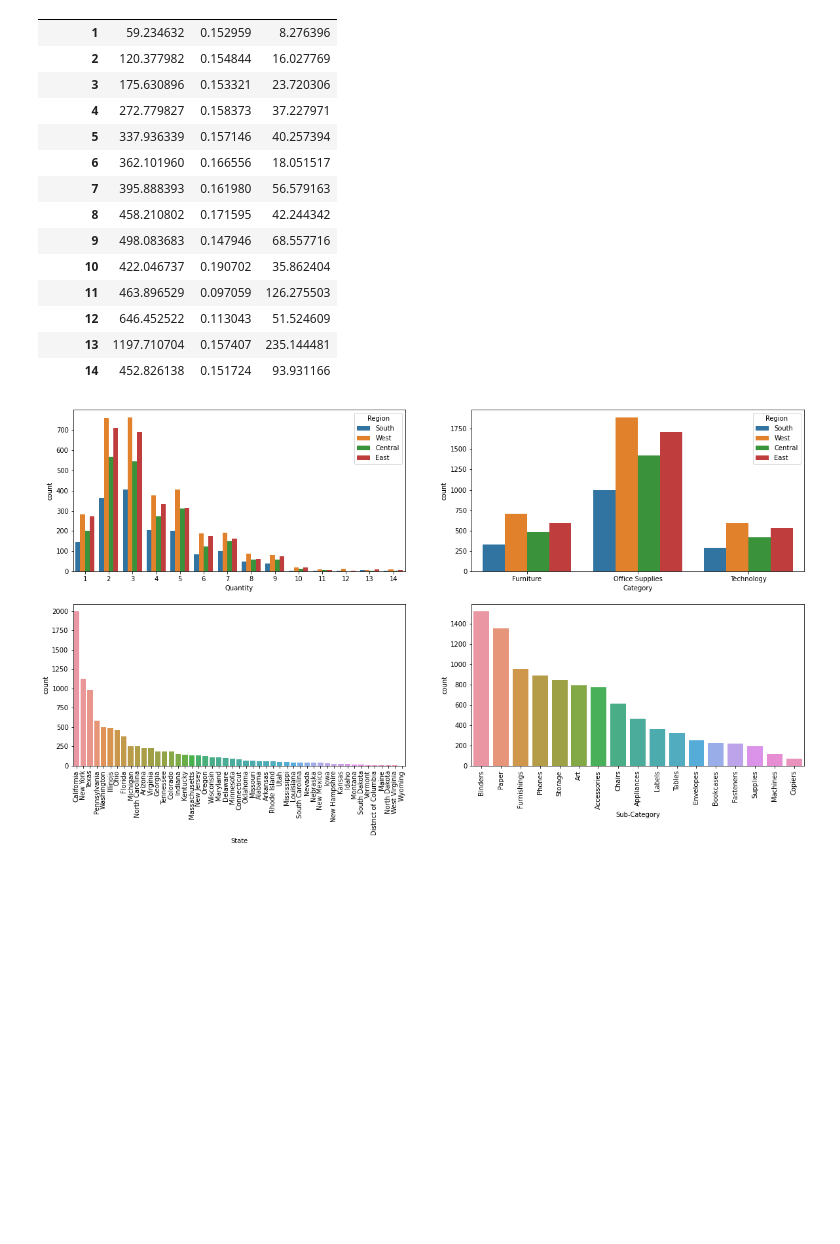
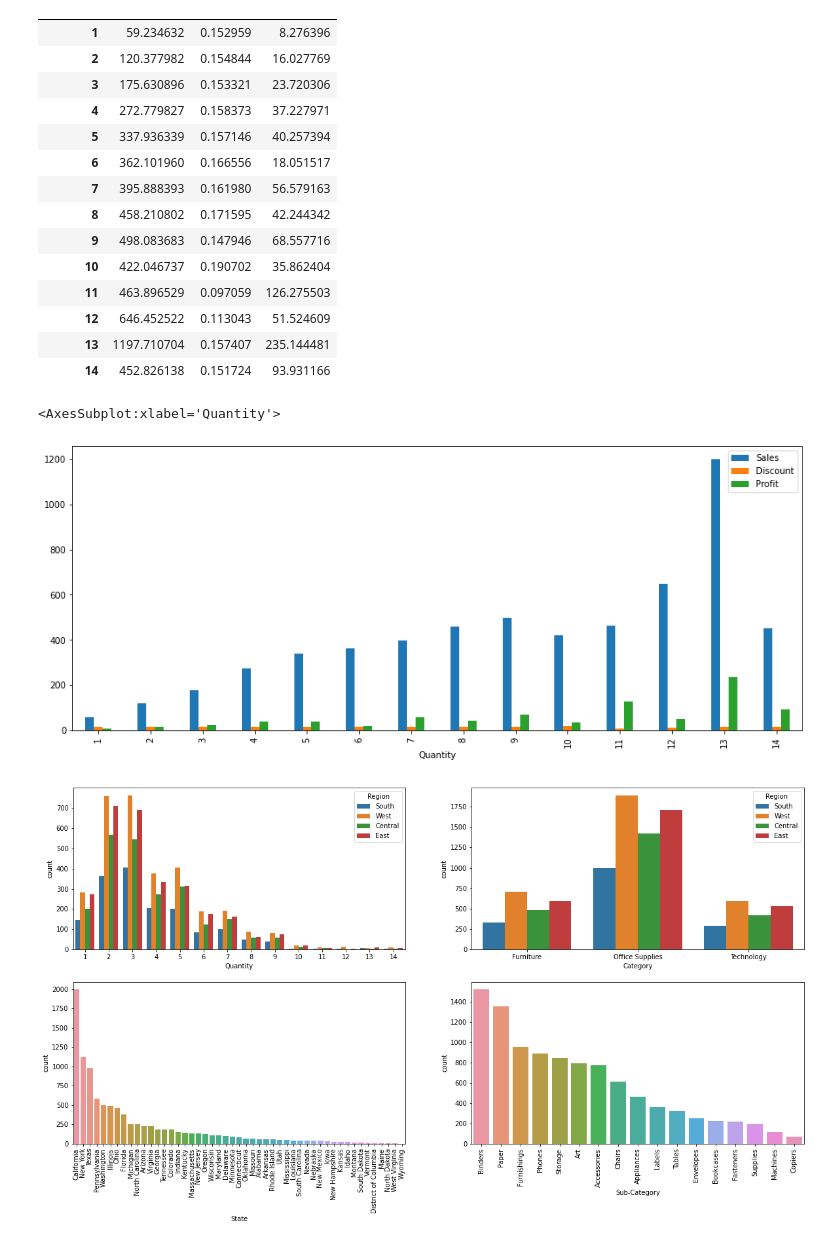
Before and after one commit to mariam-bebawy/GRIP_TSF_DataScienceAndBusinessAnalytics, a Jupyter notebook: task_3/task_3.ipynb, the cells around one changed output. Cells and saved outputs as stored; diff of their text form; code cells hidden in the pictures; blank space fills up the shorter version.

```diff
--- a/task_3/task_3.ipynb
+++ b/task_3/task_3.ipynb
@@ -152,6 +164,14 @@ df
 | 12 | 646.452522 | 0.113043 | 51.524609 |
 | 13 | 1197.710704 | 0.157407 | 235.144481 |
 | 14 | 452.826138 | 0.151724 | 93.931166 |
+# %%
+# for better visualization of 'Discount'
+df['Discount'] = df['Discount']*100
+
+df.plot.bar(figsize=(15,6))
+# %% [output]
+<AxesSubplot:xlabel='Quantity'>
+[figure, added]
 # %%
 plt.figure(figsize=(20,10))
 plt.subplot(221), sns.countplot(x=data_sub['Quantity'], hue=data_sub['Region'])
```
Also changed, not shown: parts of 1 cell of this notebook.
